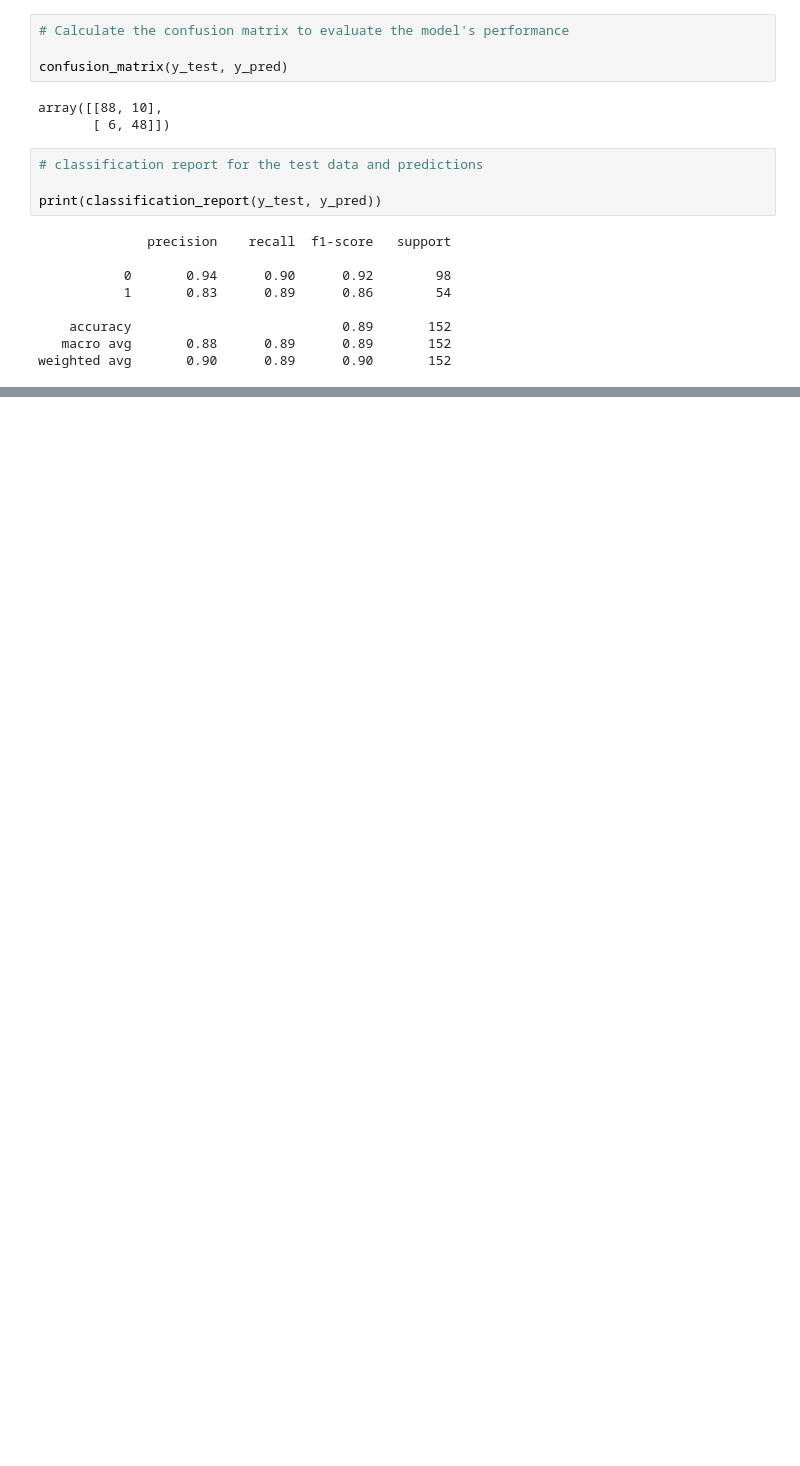
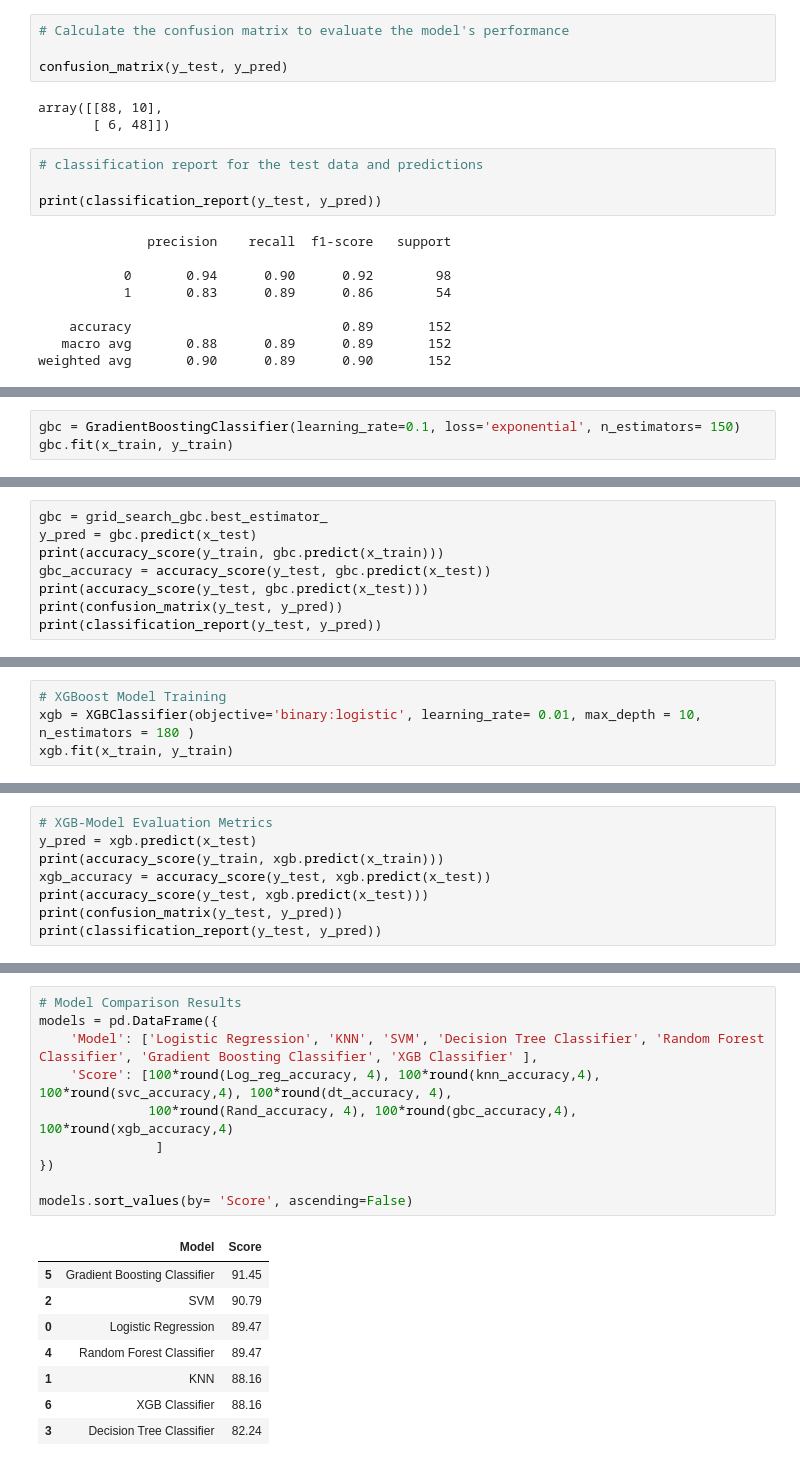
Before and after one commit to officialfareedahmad/Diabetes-Disease-Prediction-System, a Jupyter notebook: Diabetes Prediction System.ipynb, the cells around one changed output, grey strips where cells are left out. Drawn from its saved outputs; the diff is of its cells as text; blank space fills up the shorter version.

```diff
--- a/Diabetes Prediction System.ipynb
+++ b/Diabetes Prediction System.ipynb
@@ -605,0 +796,3 @@ print(classification_report(y_test, y_pred))
+# %%
+gbc = GradientBoostingClassifier(learning_rate=0.1, loss='exponential', n_estimators= 150)
+gbc.fit(x_train, y_train)
@@ -605,0 +801,8 @@ print(classification_report(y_test, y_pred))
+# %%
+gbc = grid_search_gbc.best_estimator_
+y_pred = gbc.predict(x_test)
+print(accuracy_score(y_train, gbc.predict(x_train)))
+gbc_accuracy = accuracy_score(y_test, gbc.predict(x_test))
+print(accuracy_score(y_test, gbc.predict(x_test)))
+print(confusion_matrix(y_test, y_pred))
+print(classification_report(y_test, y_pred))
@@ -605,0 +822,4 @@ print(classification_report(y_test, y_pred))
+# %%
+# XGBoost Model Training
+xgb = XGBClassifier(objective='binary:logistic', learning_rate= 0.01, max_depth = 10, n_estimators = 180 )
+xgb.fit(x_train, y_train)
@@ -605,0 +838,8 @@ print(classification_report(y_test, y_pred))
+# %%
+# XGB-Model Evaluation Metrics
+y_pred = xgb.predict(x_test)
+print(accuracy_score(y_train, xgb.predict(x_train)))
+xgb_accuracy = accuracy_score(y_test, xgb.predict(x_test))
+print(accuracy_score(y_test, xgb.predict(x_test)))
+print(confusion_matrix(y_test, y_pred))
+print(classification_report(y_test, y_pred))
@@ -605,0 +859,19 @@ print(classification_report(y_test, y_pred))
+# %%
+# Model Comparison Results
+models = pd.DataFrame({
+    'Model': ['Logistic Regression', 'KNN', 'SVM', 'Decision Tree Classifier', 'Random Forest Classifier', 'Gradient Boosting Classifier', 'XGB Classifier' ],
+    'Score': [100*round(Log_reg_accuracy, 4), 100*round(knn_accuracy,4), 100*round(svc_accuracy,4), 100*round(dt_accuracy, 4),
+              100*round(Rand_accuracy, 4), 100*round(gbc_accuracy,4), 100*round(xgb_accuracy,4)
+               ]
+})
+
+models.sort_values(by= 'Score', ascending=False)
+# %% [output]
+|  | Model | Score |
+| 5 | Gradient Boosting Classifier | 91.45 |
+| 2 | SVM | 90.79 |
+| 0 | Logistic Regression | 89.47 |
+| 4 | Random Forest Classifier | 89.47 |
+| 1 | KNN | 88.16 |
+| 6 | XGB Classifier | 88.16 |
+| 3 | Decision Tree Classifier | 82.24 |
```
Also changed, not shown: parts of 21 cells of this notebook.
